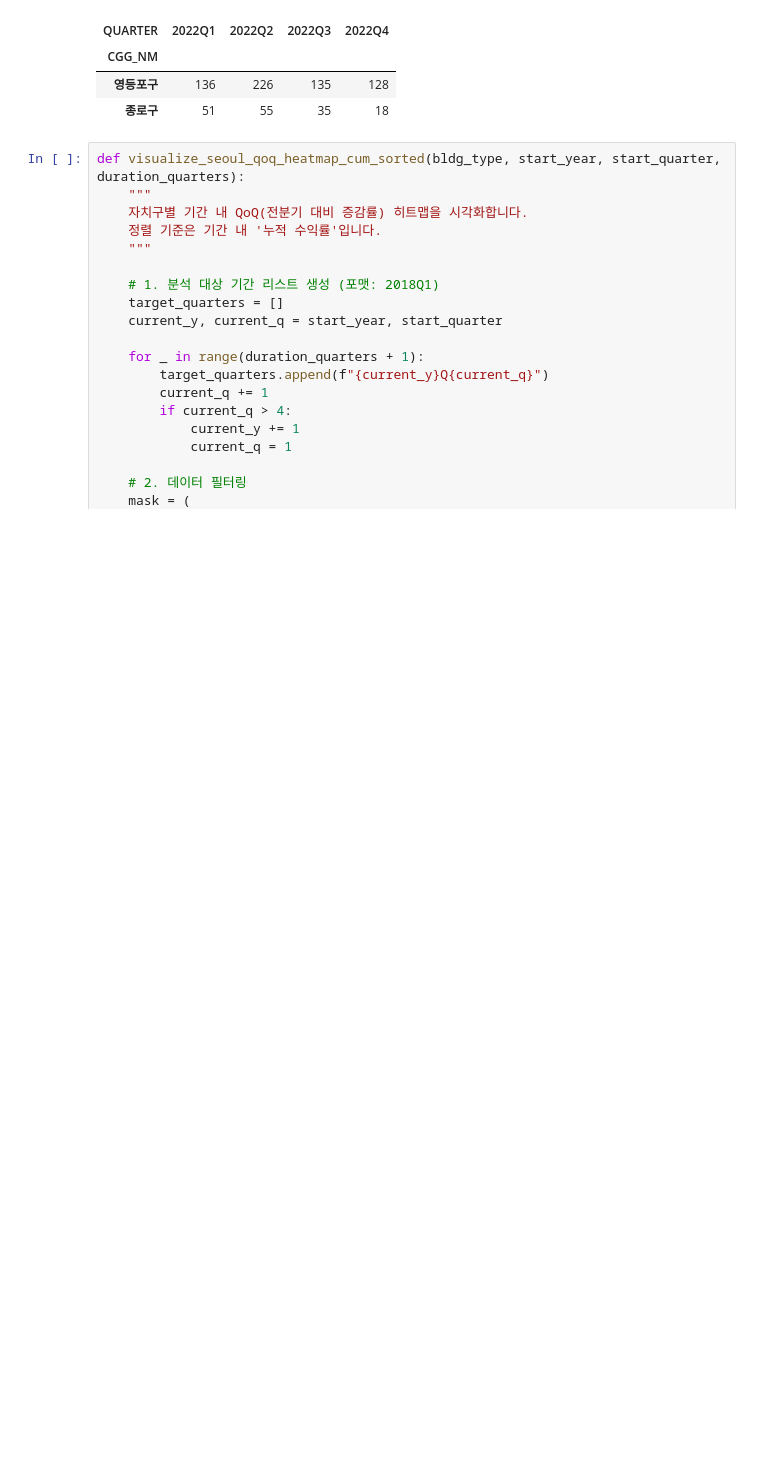
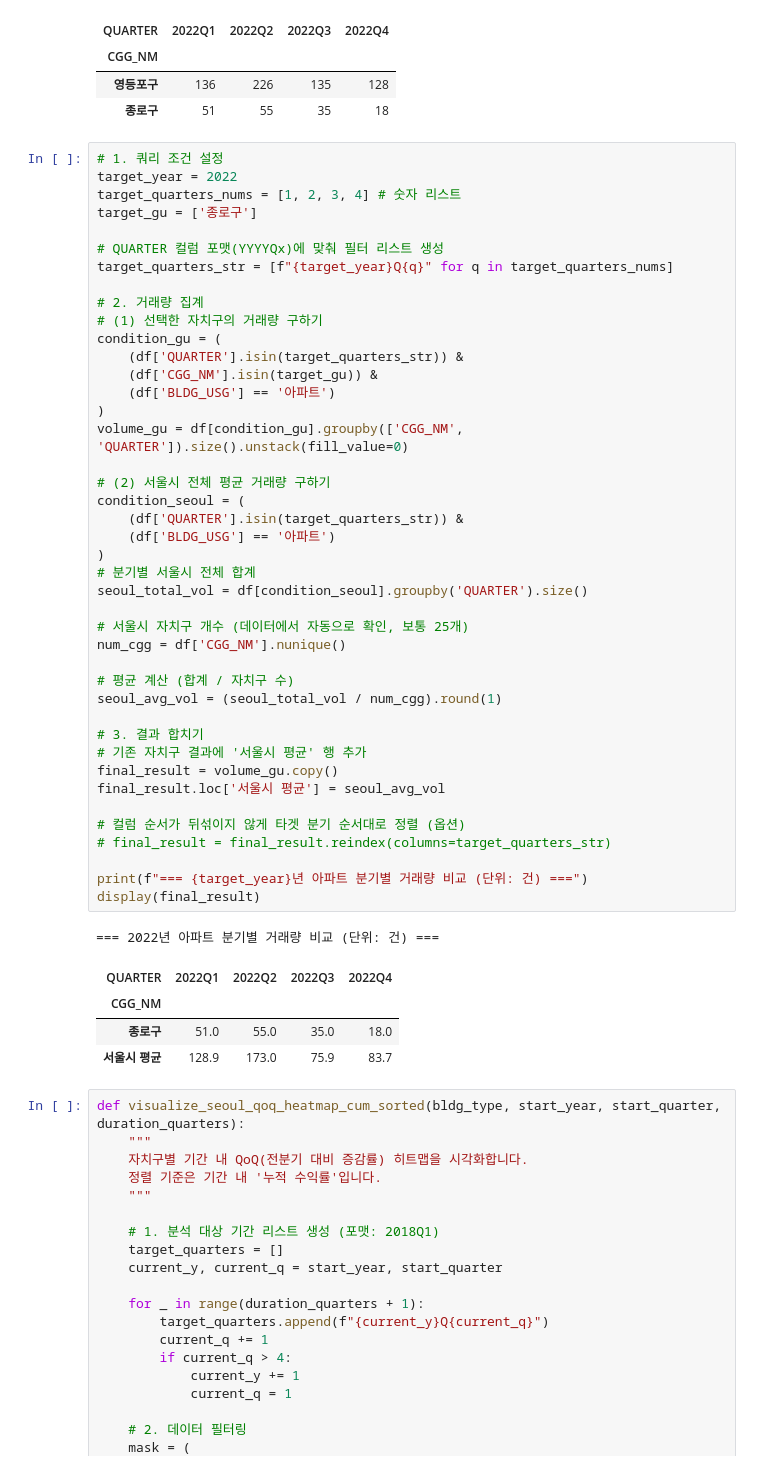
Before and after one commit to gorhkdwj/DA_Portfolio, a Jupyter notebook: 05_Basic_Project/Basic_Project_김재천.ipynb, the cells around one changed output. Saved outputs shown, nothing was run; the diff lists cells and outputs as text; blank space fills up the shorter version.

```diff
--- a/05_Basic_Project/Basic_Project_김재천.ipynb
+++ b/05_Basic_Project/Basic_Project_김재천.ipynb
@@ -567,6 +567,54 @@ display(volume_result)
 | CGG_NM |  |  |  |  |
 | 영등포구 | 136 | 226 | 135 | 128 |
 | 종로구 | 51 | 55 | 35 | 18 |
+# %%
+# 1. 쿼리 조건 설정
+target_year = 2022
+target_quarters_nums = [1, 2, 3, 4] # 숫자 리스트
+target_gu = ['종로구']
+
+# QUARTER 컬럼 포맷(YYYYQx)에 맞춰 필터 리스트 생성
+target_quarters_str = [f"{target_year}Q{q}" for q in target_quarters_nums]
+
+# 2. 거래량 집계
+# (1) 선택한 자치구의 거래량 구하기
+condition_gu = (
+    (df['QUARTER'].isin(target_quarters_str)) &
+    (df['CGG_NM'].isin(target_gu)) &
+    (df['BLDG_USG'] == '아파트')
+)
+volume_gu = df[condition_gu].groupby(['CGG_NM', 'QUARTER']).size().unstack(fill_value=0)
+
+# (2) 서울시 전체 평균 거래량 구하기
+condition_seoul = (
+    (df['QUARTER'].isin(target_quarters_str)) &
+    (df['BLDG_USG'] == '아파트')
+)
+# 분기별 서울시 전체 합계
+seoul_total_vol = df[condition_seoul].groupby('QUARTER').size()
+
+# 서울시 자치구 개수 (데이터에서 자동으로 확인, 보통 25개)
+num_cgg = df['CGG_NM'].nunique()
+
+# 평균 계산 (합계 / 자치구 수)
+seoul_avg_vol = (seoul_total_vol / num_cgg).round(1)
+
+# 3. 결과 합치기
+# 기존 자치구 결과에 '서울시 평균' 행 추가
+final_result = volume_gu.copy()
+final_result.loc['서울시 평균'] = seoul_avg_vol
+
+# 컬럼 순서가 뒤섞이지 않게 타겟 분기 순서대로 정렬 (옵션)
+# final_result = final_result.reindex(columns=target_quarters_str)
+
+print(f"=== {target_year}년 아파트 분기별 거래량 비교 (단위: 건) ===")
+display(final_result)
+# %% [output]
+=== 2022년 아파트 분기별 거래량 비교 (단위: 건) ===
+| QUARTER | 2022Q1 | 2022Q2 | 2022Q3 | 2022Q4 |
+| CGG_NM |  |  |  |  |
+| 종로구 | 51.0 | 55.0 | 35.0 | 18.0 |
+| 서울시 평균 | 128.9 | 173.0 | 75.9 | 83.7 |
 # %%
 def visualize_seoul_qoq_heatmap_cum_sorted(bldg_type, start_year, start_quarter, duration_quarters):
     """
```
Also changed, not shown: parts of 6 cells of this notebook, 15 other files.
